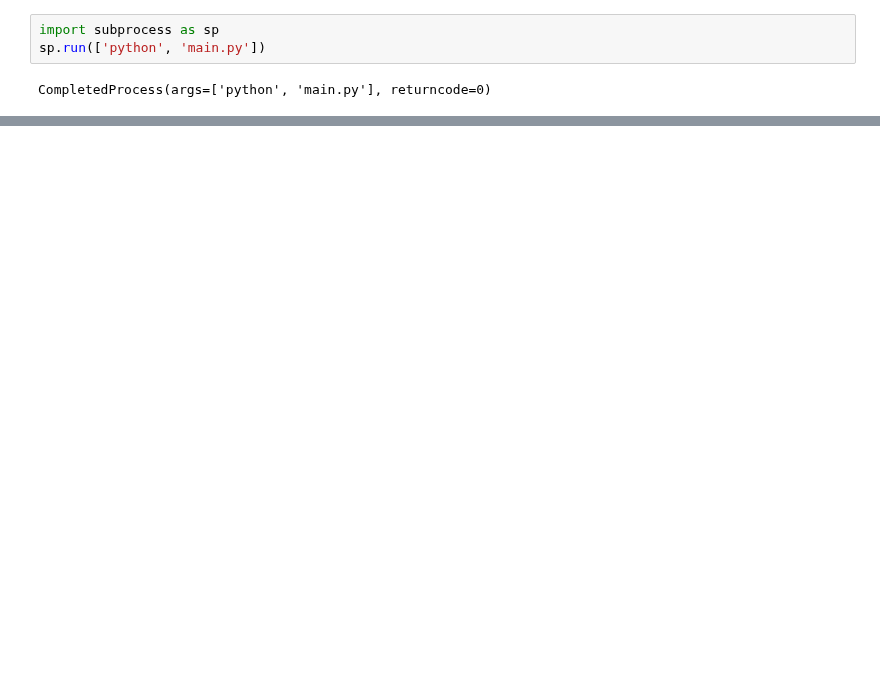
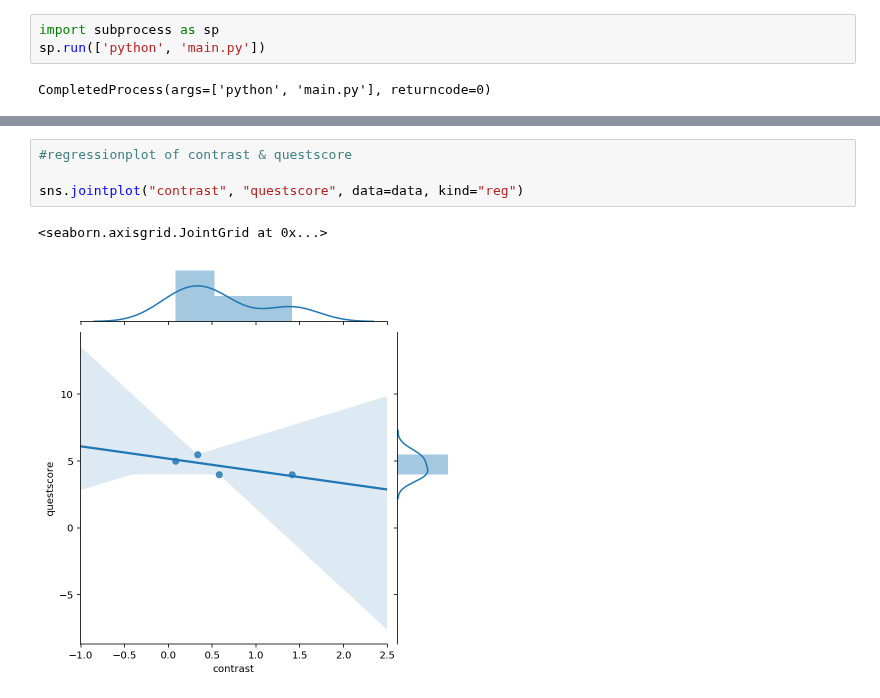
Before and after one commit to mpi-python/mpi-python-intro, a Jupyter notebook: Session6/Final assignment Marloes Mak.ipynb, the cells around one changed output, grey strips where cells are left out. Drawn from its saved outputs; the diff is of its cells as text; blank space fills up the shorter version.

```diff
--- a/Session6/Final assignment Marloes Mak.ipynb
+++ b/Session6/Final assignment Marloes Mak.ipynb
@@ -79,0 +223,7 @@ SyntaxError: invalid syntax
+# %%
+#regressionplot of contrast & questscore
+
+sns.jointplot("contrast", "questscore", data=data, kind="reg")
+# %% [output]
+<seaborn.axisgrid.JointGrid at 0x...>
+[figure, added]
```
Also changed, not shown: parts of 16 cells of this notebook, 17 other files.
